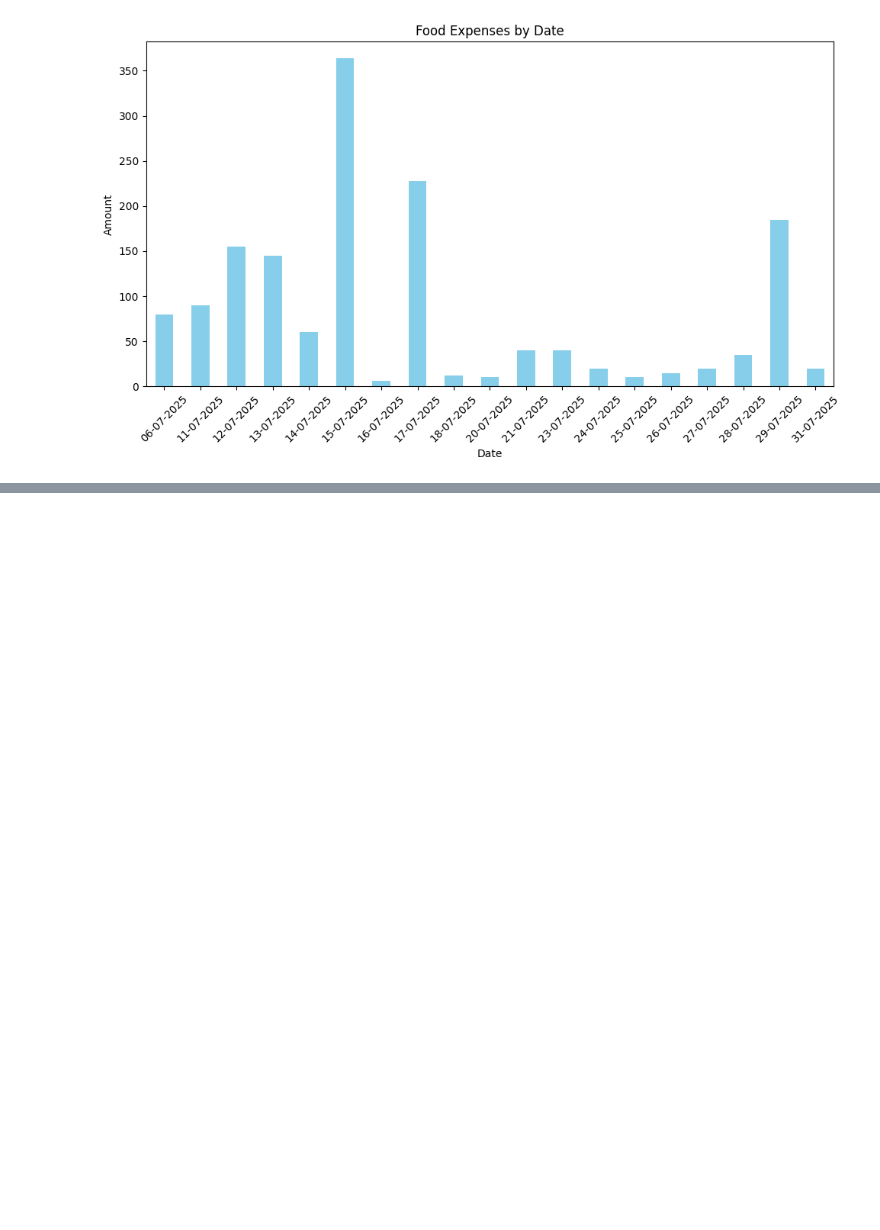
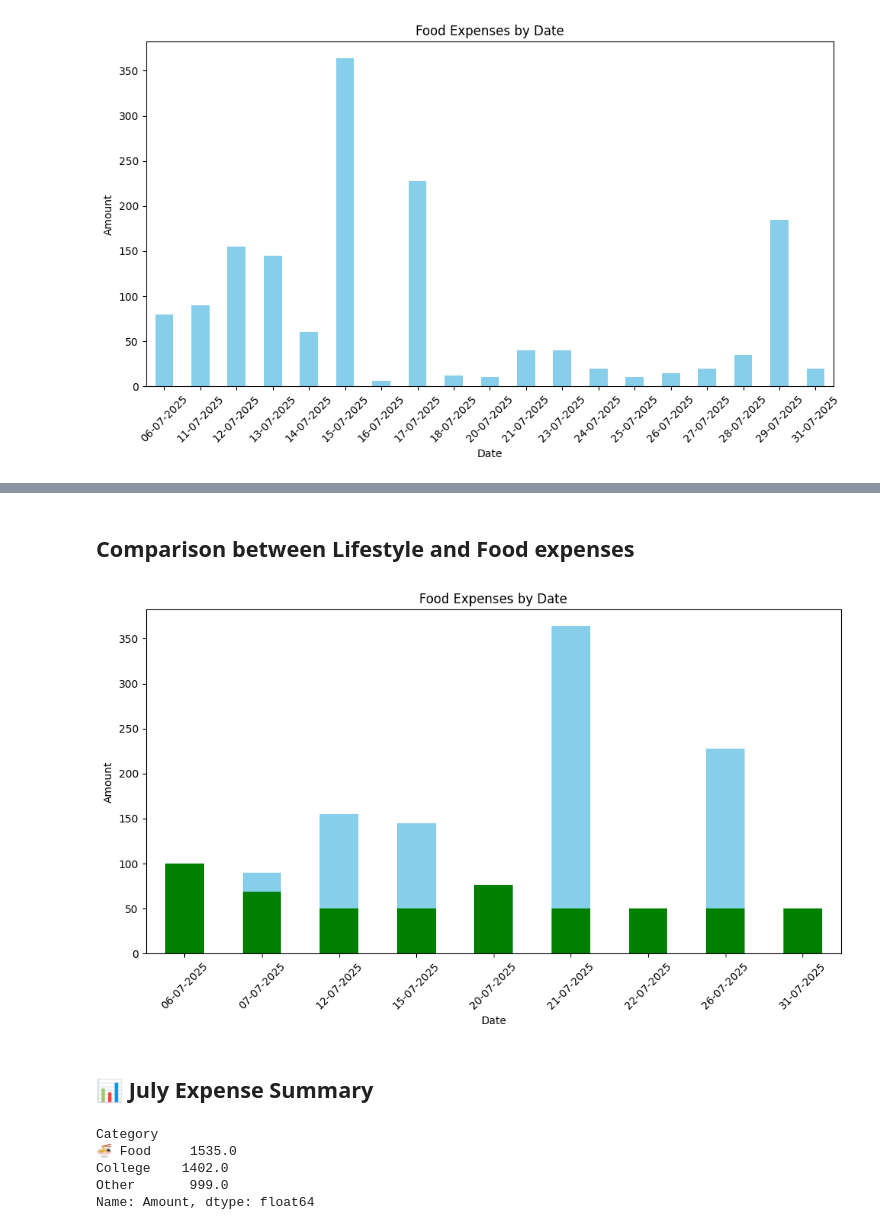
Before and after one commit to kpraham-collab/personal-expenses-analysis, a Jupyter notebook: july_expenses_analysis.ipynb, the cells around one changed output, grey strips where cells are left out. Drawn from its saved outputs; the diff is of its cells as text; code cells hidden in the pictures; blank space fills up the shorter version.

```diff
--- a/july_expenses_analysis.ipynb
+++ b/july_expenses_analysis.ipynb
@@ -178,0 +192,31 @@ plt.tight_layout()
+# %% [markdown]
+## Comparison between Lifestyle and Food expenses
+# %%
+lifestyle_expenses = df[(df['Category']=='Lifestyle') & (df['Income/Expense']=='Exp.')]
+lifestyle_by_date = lifestyle_expenses.groupby('Period')['Amount'].sum()
+
+# food_expenses
+# food_by_date
+
+plt.figure(figsize=(10, 6))
+food_by_date.plot(kind='bar', color='skyblue')
+lifestyle_by_date.plot(kind='bar', color='green')
+plt.title('Food Expenses by Date')
+plt.xlabel('Date')
+plt.ylabel('Amount')
+plt.xticks(rotation=45 )
+plt.tight_layout()
+# plt.show()
+# %% [output]
+[figure, added]
+# %% [markdown]
+## 📊 July Expense Summary
+# %%
+top_categories = df[df["Income/Expense"] == "Exp."].groupby("Category")["Amount"].sum().sort_values(ascending=False).head(3)
+print(top_categories)
+# %% [output]
+Category
+🍜 Food     1535.0
+College    1402.0
+Other       999.0
+Name: Amount, dtype: float64
```
Also changed, not shown: parts of 7 cells of this notebook.
